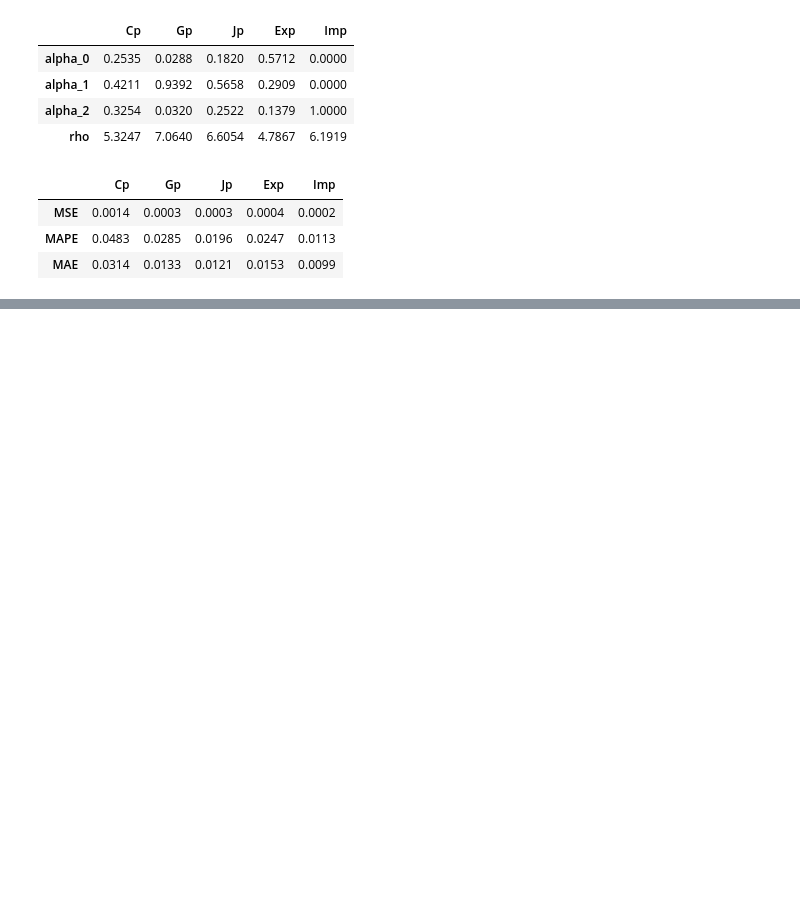
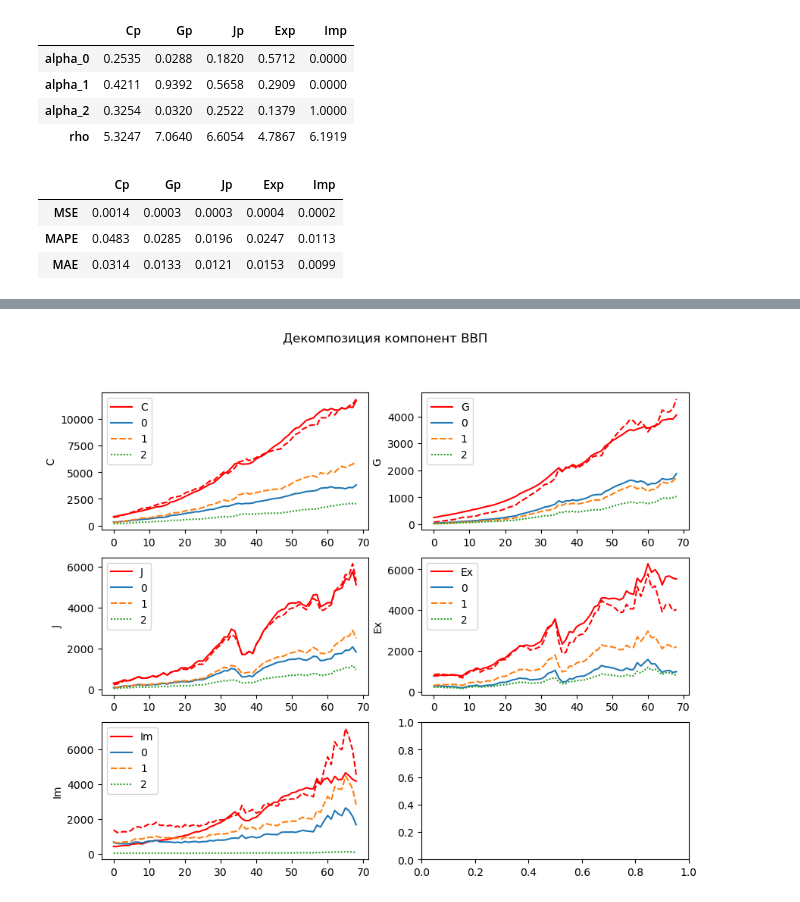
Before and after one commit to dogfew/gdp_decomposer, a Jupyter notebook: example.ipynb, the cells around one changed output, grey strips where cells are left out. Drawn from its saved outputs; the diff is of its cells as text; code cells hidden in the pictures; blank space fills up the shorter version.

```diff
--- a/example.ipynb
+++ b/example.ipynb
@@ -61,0 +73,26 @@ ax.figure.savefig('preds.png', dpi=250)  # раскомментируйте, е
+# %%
+X = df[[i[:-1] for i in decomposer.branches]].to_numpy()
+
+
+def target(base_x):
+    total_loss = 0
+    res = decomposer.estimate_x(X, base_x)
+    for k, branch in enumerate(branches):
+        total_loss += np.sum((df[branch[:-1]] - res[:, k].T.sum(axis=1))**2)
+    return total_loss
+
+
+good_base_x = minimize(target, np.ones(3), bounds=[(1e-5, 10) for _ in range(3)]).x
+# %%
+"""Вроде бы пока что работает не совсем праильно"""
+X = df[[i[:-1] for i in decomposer.branches]].to_numpy()
+res = decomposer.estimate_x(X, good_base_x)
+fig, ax = plt.subplots(nrows=3, ncols=2, figsize=(10, 8))
+for k, branch in enumerate(branches):
+    i, j = np.divmod(k, 2)
+    sns.lineplot(df[branch[:-1]], ax=ax[i, j], color='red', label=branch[:-1])
+    sns.lineplot(res[:, k].T.sum(axis=1), ax=ax[i, j], color='red', linestyle='--')
+    sns.lineplot(res[:, k].T , ax=ax[i, j], linestyle='--')
+plt.suptitle("Декомпозиция компонент ВВП");
+# %% [output]
+[figure, added]
```
Also changed, not shown: parts of 6 cells of this notebook, 1 other file.
